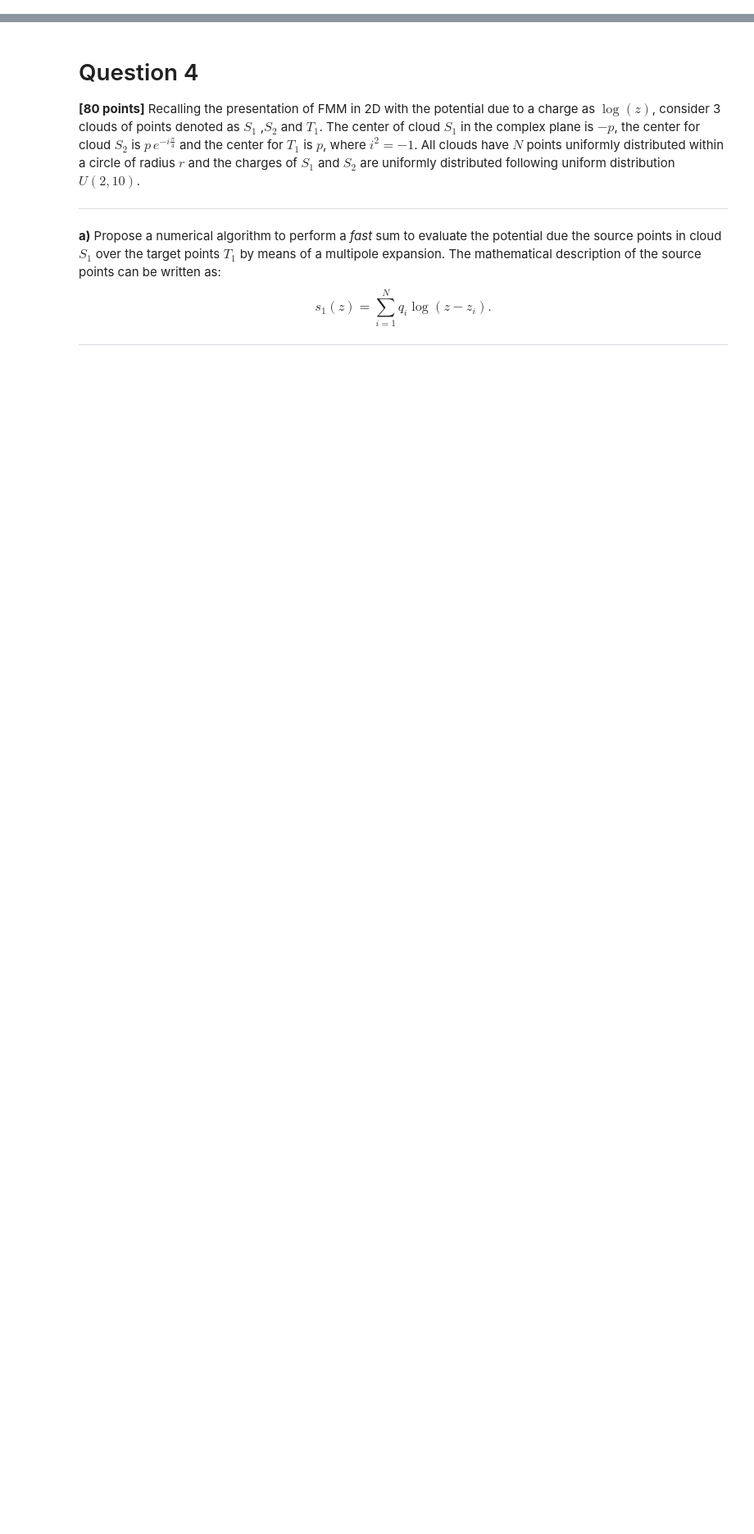
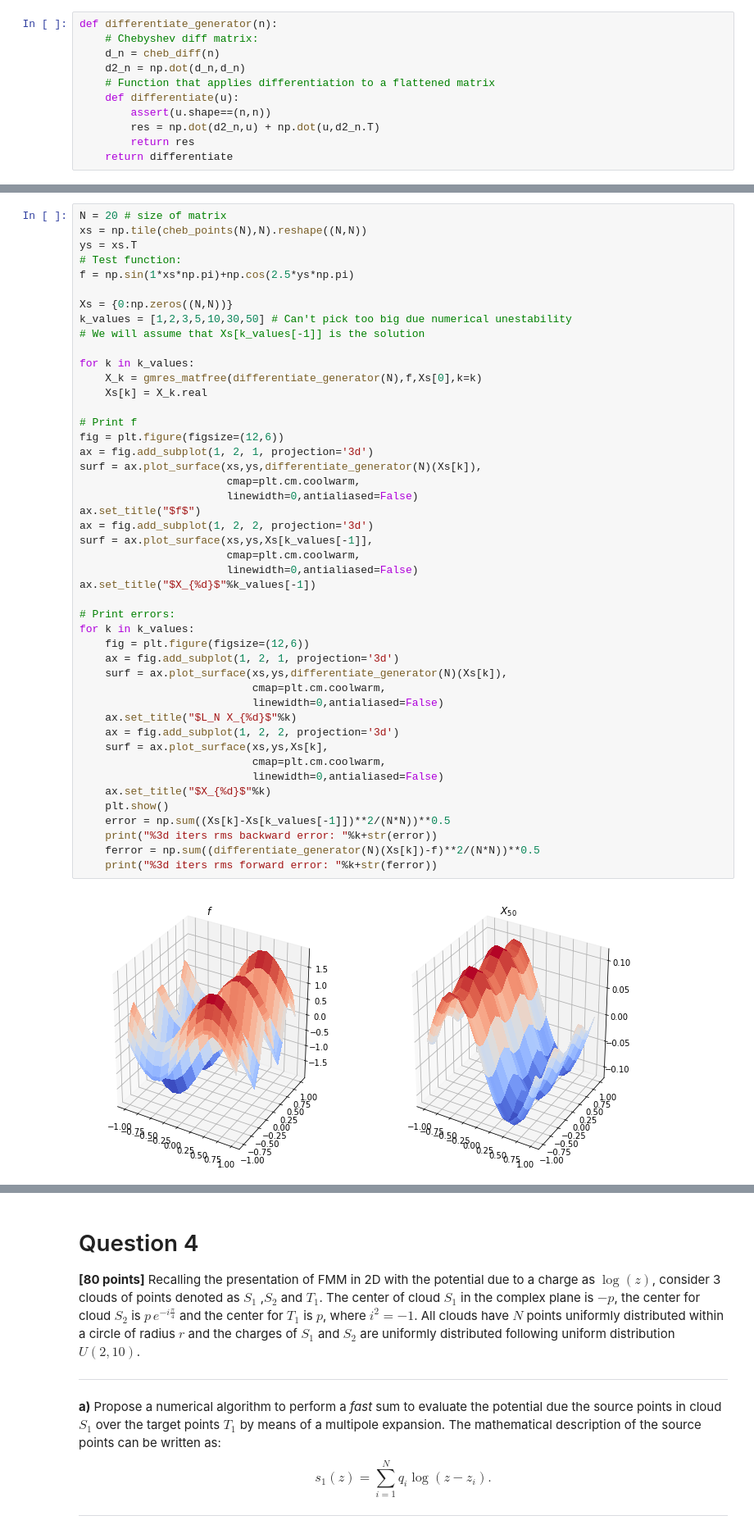
Before and after one commit to autopawn/cc5-works, a Jupyter notebook: c2.ipynb, the cells around one changed output, grey strips where cells are left out. Shown at 82% size. Drawn from its saved outputs; the diff is of its cells as text; blank space fills up the shorter version.

```diff
--- a/c2.ipynb
+++ b/c2.ipynb
@@ -6,0 +113,11 @@ from time import time
+# %%
+def differentiate_generator(n):
+    # Chebyshev diff matrix:
+    d_n = cheb_diff(n)
+    d2_n = np.dot(d_n,d_n)
+    # Function that applies differentiation to a flattened matrix
+    def differentiate(u):
+        assert(u.shape==(n,n))
+        res = np.dot(d2_n,u) + np.dot(u,d2_n.T)
+        return res
+    return differentiate
@@ -6,0 +129,48 @@ from time import time
+# %%
+N = 20 # size of matrix
+xs = np.tile(cheb_points(N),N).reshape((N,N))
+ys = xs.T
+# Test function:
+f = np.sin(1*xs*np.pi)+np.cos(2.5*ys*np.pi)
+
+Xs = {0:np.zeros((N,N))}
+k_values = [1,2,3,5,10,30,50] # Can't pick too big due numerical unestability
+# We will assume that Xs[k_values[-1]] is the solution
+
+for k in k_values:
+    X_k = gmres_matfree(differentiate_generator(N),f,Xs[0],k=k)
+    Xs[k] = X_k.real
+
+# Print f
+fig = plt.figure(figsize=(12,6))
+ax = fig.add_subplot(1, 2, 1, projection='3d')
+surf = ax.plot_surface(xs,ys,differentiate_generator(N)(Xs[k]),
+                       cmap=plt.cm.coolwarm,
+                       linewidth=0,antialiased=False)
+ax.set_title("$f$")
+ax = fig.add_subplot(1, 2, 2, projection='3d')
+surf = ax.plot_surface(xs,ys,Xs[k_values[-1]],
+                       cmap=plt.cm.coolwarm,
+                       linewidth=0,antialiased=False)
+ax.set_title("$X_{%d}$"%k_values[-1])
+
+# Print errors:
+for k in k_values:
+    fig = plt.figure(figsize=(12,6))
+    ax = fig.add_subplot(1, 2, 1, projection='3d')
+    surf = ax.plot_surface(xs,ys,differentiate_generator(N)(Xs[k]),
+                           cmap=plt.cm.coolwarm,
+                           linewidth=0,antialiased=False)
+    ax.set_title("$L_N X_{%d}$"%k)
+    ax = fig.add_subplot(1, 2, 2, projection='3d')
+    surf = ax.plot_surface(xs,ys,Xs[k],
+                           cmap=plt.cm.coolwarm,
+                           linewidth=0,antialiased=False)
+    ax.set_title("$X_{%d}$"%k)
+    plt.show()
+    error = np.sum((Xs[k]-Xs[k_values[-1]])**2/(N*N))**0.5
+    print("%3d iters rms backward error: "%k+str(error))
+    ferror = np.sum((differentiate_generator(N)(Xs[k])-f)**2/(N*N))**0.5
+    print("%3d iters rms forward error: "%k+str(ferror))
+# %% [output]
+[figure, added]
```
Also changed, not shown: parts of 25 cells of this notebook, 1 other file.
